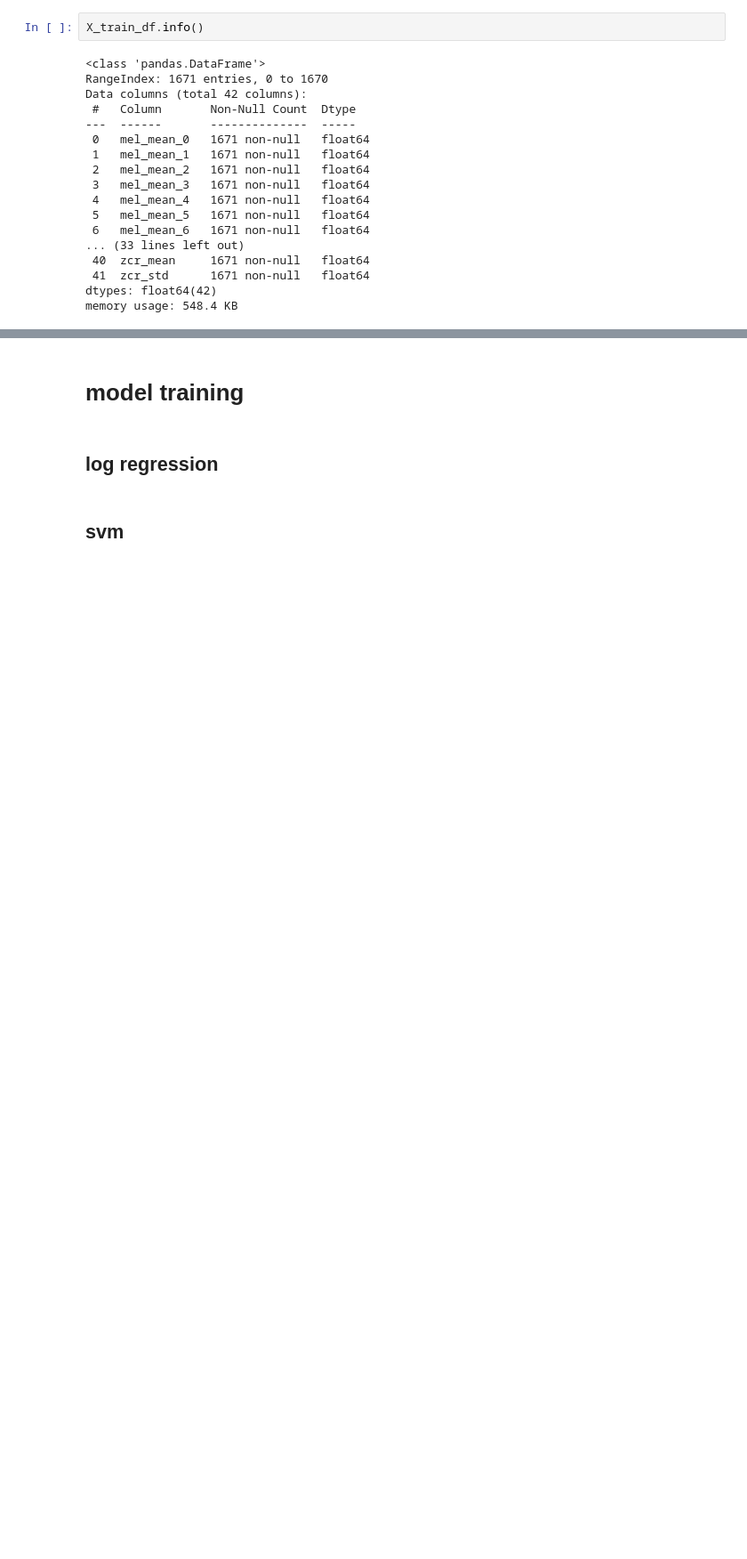
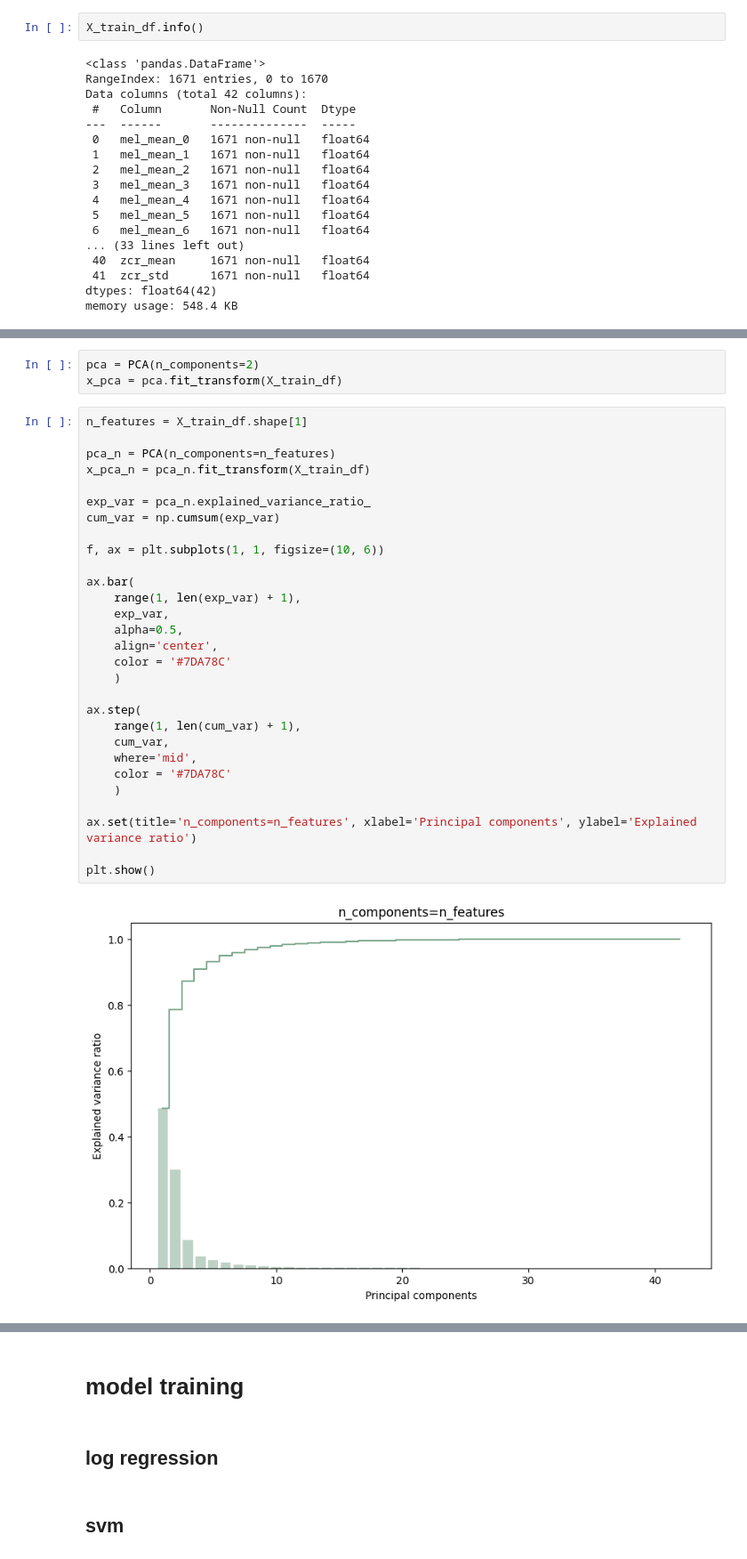
Before and after one commit to TetianaSoroka/kr_sounds_classifier, a Jupyter notebook: project/mn.ipynb, the cells around one changed output, grey strips where cells are left out. Shown at 89% size. Drawn from its saved outputs; the diff is of its cells as text; blank space fills up the shorter version.

```diff
--- a/project/mn.ipynb
+++ b/project/mn.ipynb
@@ -301,0 +394,34 @@ memory usage: 548.4 KB
+# %%
+pca = PCA(n_components=2)
+x_pca = pca.fit_transform(X_train_df)
+# %%
+n_features = X_train_df.shape[1]
+
+pca_n = PCA(n_components=n_features)
+x_pca_n = pca_n.fit_transform(X_train_df)
+
+exp_var = pca_n.explained_variance_ratio_
+cum_var = np.cumsum(exp_var)
+
+f, ax = plt.subplots(1, 1, figsize=(10, 6))
+
+ax.bar(
+    range(1, len(exp_var) + 1),
+    exp_var,
+    alpha=0.5,
+    align='center',
+    color = '#7DA78C'
+    )
+
+ax.step(
+    range(1, len(cum_var) + 1),
+    cum_var,
+    where='mid',
+    color = '#7DA78C'
+    )
+
+ax.set(title='n_components=n_features', xlabel='Principal components', ylabel='Explained variance ratio')
+
+plt.show()
+# %% [output]
+[figure, added]
```
Also changed, not shown: parts of 12 cells of this notebook.
